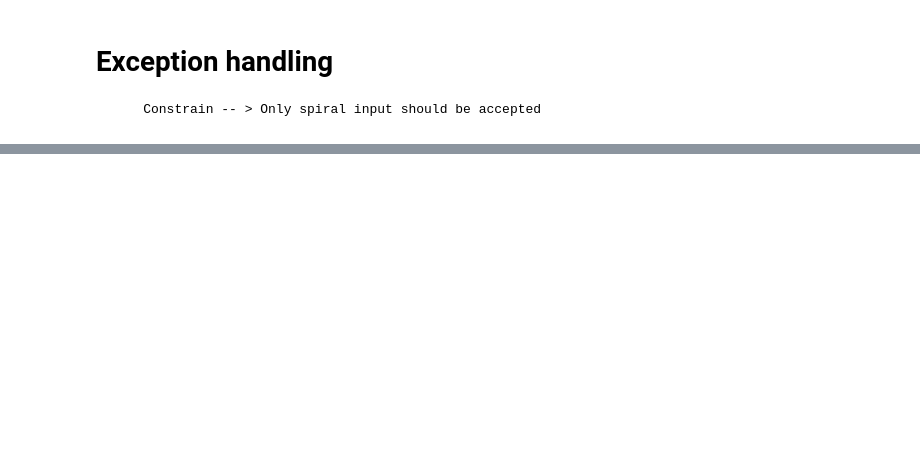
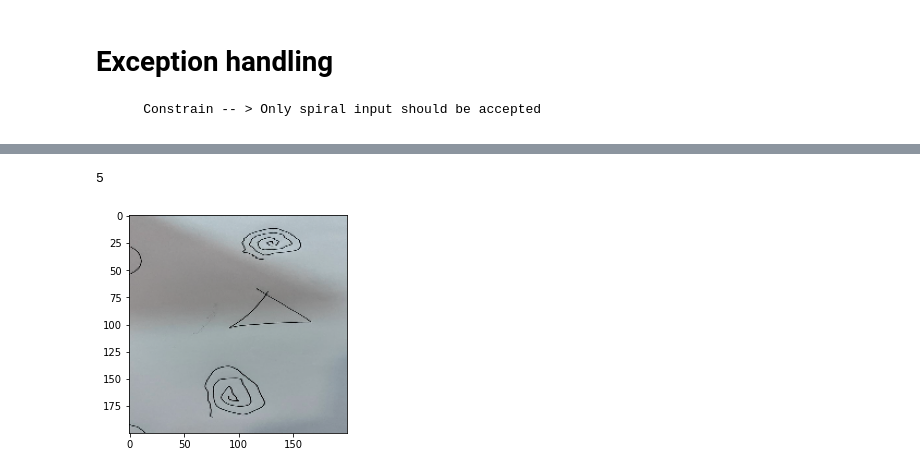
Before and after one commit to mahimairaja/Parkinson_Detection_spiral, a Jupyter notebook: Parkinson_Detection/Hand_drawings/Exception_Handing.ipynb, the cells around one changed output, grey strips where cells are left out. Saved outputs shown, nothing was run; the diff lists cells and outputs as text; code cells hidden in the pictures; blank space fills up the shorter version.

```diff
--- a/Parkinson_Detection/Hand_drawings/Exception_Handing.ipynb
+++ b/Parkinson_Detection/Hand_drawings/Exception_Handing.ipynb
@@ -9,0 +73,35 @@ import matplotlib.pyplot as plt
+# %%
+cascade = cv2.CascadeClassifier('cascade.xml')
+
+frame = img
+# gray = cv2.cvtColor(frame, cv2.COLOR_BGR2GRAY)
+# resize = tf.image.resize(img, (256,256))
+
+spiral_box = cascade.detectMultiScale(
+    frame,
+    scaleFactor=1.3,
+    minNeighbors=100,
+    minSize=(50, 50),
+    flags=cv2.CASCADE_SCALE_IMAGE )
+
+# image = cv2.cvtColor(img, cv2.COLOR_BGR2GRAY)
+# image = cv2.resize(img, (200, 200))
+# image = cv2.threshold(image, 0, 255,cv2.THRESH_BINARY_INV | cv2.THRESH_OTSU)[1]
+
+    # quantify the image and make predictions based on the extracted features
+# features = quantify_image(image)
+
+for (x, y, w, h) in spiral_box:
+    cv2.rectangle(image,
+                  (x, y),
+                  (x+w,y+h),
+                  (0, 255, 0),
+                   6)
+
+
+
+    plt.imshow(image)
+print(len(spiral_box))
+# %% [output]
+5
+[figure, added]
```
Also changed, not shown: parts of 10 cells of this notebook.
